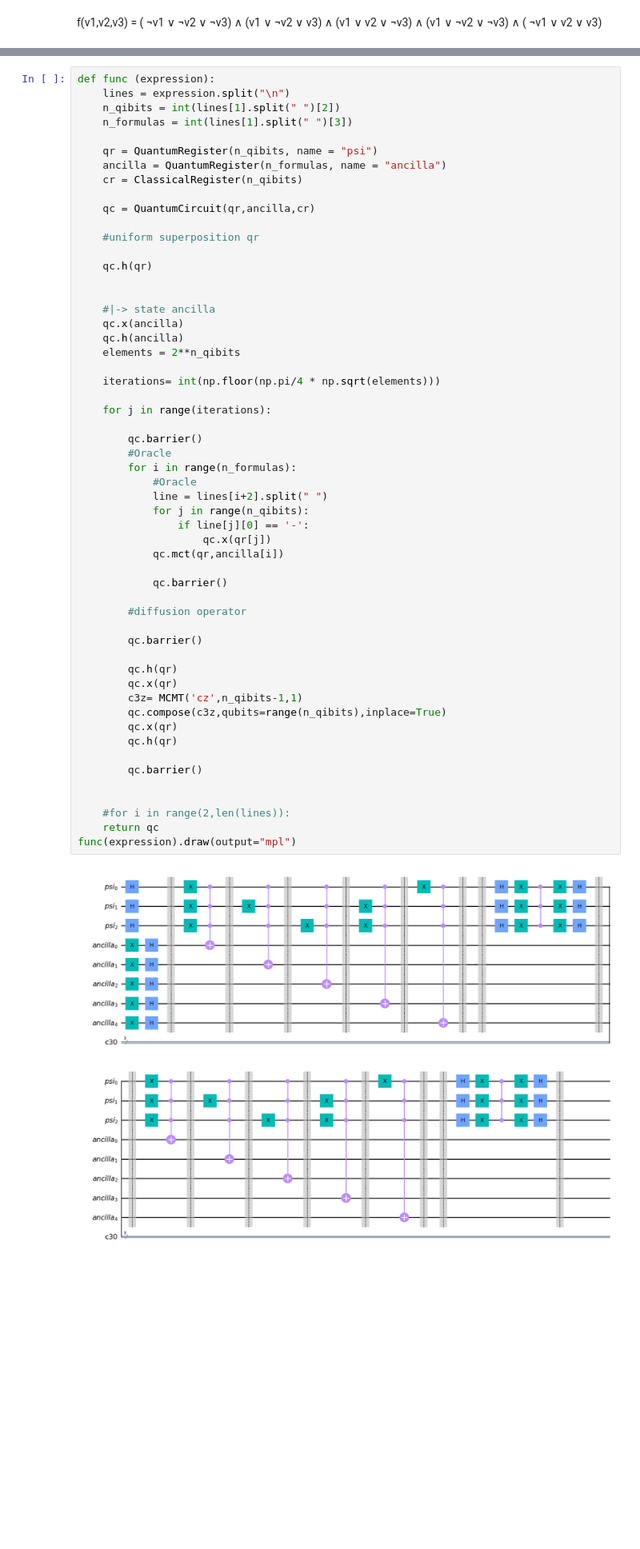
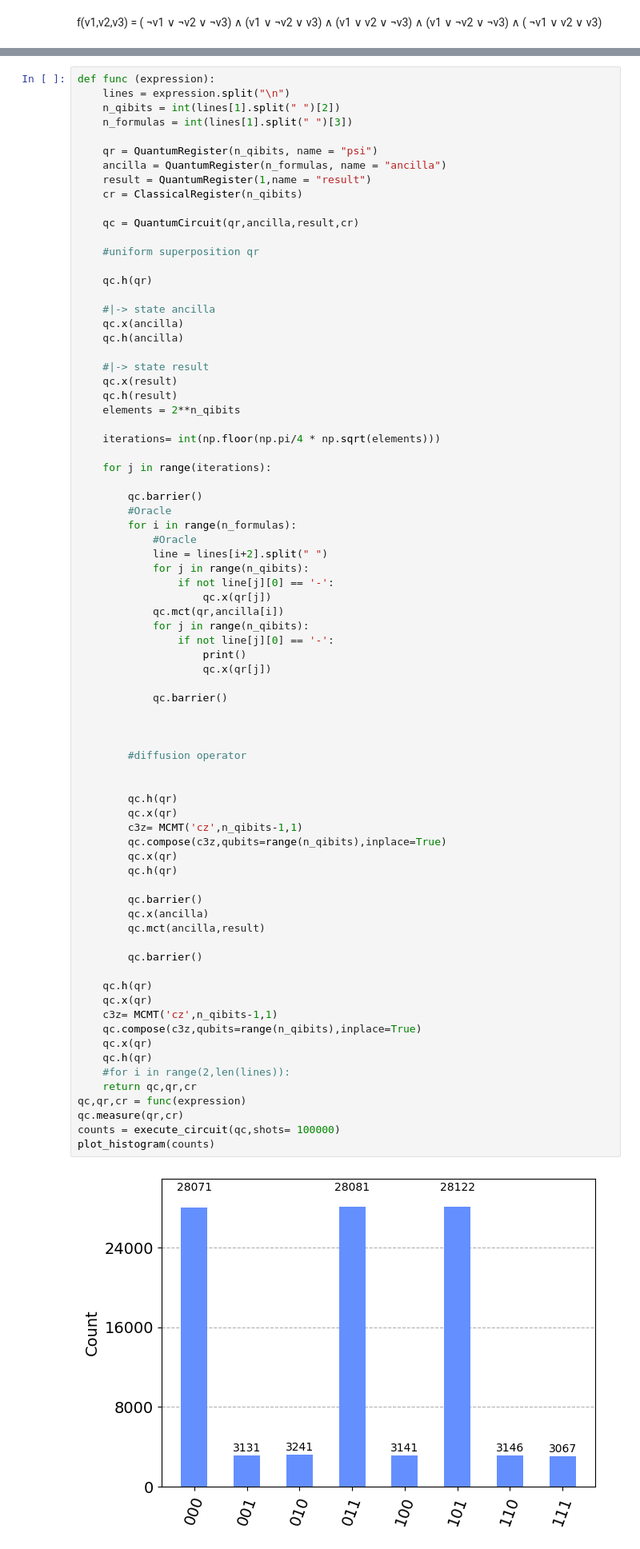
Before and after one commit to bmarrao/PIC, a Jupyter notebook: tp.ipynb, the cells around one changed output, grey strips where cells are left out. Shown at 80% size. Cells and saved outputs as stored; diff of their text form; blank space fills up the shorter version.

```diff
--- a/tp.ipynb
+++ b/tp.ipynb
@@ -45,52 +48,73 @@ def func (expression):
 
     qr = QuantumRegister(n_qibits, name = "psi")
     ancilla = QuantumRegister(n_formulas, name = "ancilla")
+    result = QuantumRegister(1,name = "result")
     cr = ClassicalRegister(n_qibits)
 
-    qc = QuantumCircuit(qr,ancilla,cr)
+    qc = QuantumCircuit(qr,ancilla,result,cr)
 
     #uniform superposition qr
 
     qc.h(qr)
 
-
     #|-> state ancilla
     qc.x(ancilla)
     qc.h(ancilla)
+
+    #|-> state result
+    qc.x(result)
+    qc.h(result)
     elements = 2**n_qibits
 
     iterations= int(np.floor(np.pi/4 * np.sqrt(elements)))
 
     for j in range(iterations):
 
         qc.barrier()
         #Oracle
         for i in range(n_formulas):
             #Oracle
             line = lines[i+2].split(" ")
             for j in range(n_qibits):
-                if line[j][0] == '-':
+                if not line[j][0] == '-':
                     qc.x(qr[j])
             qc.mct(qr,ancilla[i])
+            for j in range(n_qibits):
+                if not line[j][0] == '-':
+                    print()
+                    qc.x(qr[j])
 
             qc.barrier()
 
+
+
         #diffusion operator
 
-        qc.barrier()
 
         qc.h(qr)
         qc.x(qr)
         c3z= MCMT('cz',n_qibits-1,1)
         qc.compose(c3z,qubits=range(n_qibits),inplace=True)
         qc.x(qr)
         qc.h(qr)
 
         qc.barrier()
+        qc.x(ancilla)
+        qc.mct(ancilla,result)
 
+        qc.barrier()
 
+    qc.h(qr)
+    qc.x(qr)
+    c3z= MCMT('cz',n_qibits-1,1)
+    qc.compose(c3z,qubits=range(n_qibits),inplace=True)
+    qc.x(qr)
+    qc.h(qr)
     #for i in range(2,len(lines)):
-    return qc
-func(expression).draw(output="mpl")
+    return qc,qr,cr
+qc,qr,cr = func(expression)
+qc.measure(qr,cr)
+counts = execute_circuit(qc,shots= 100000)
+plot_histogram(counts)
 # %% [output]
-[figure, old version]
+[figure, new version]
```
Also changed, not shown: parts of 6 cells of this notebook, 1 other file.
